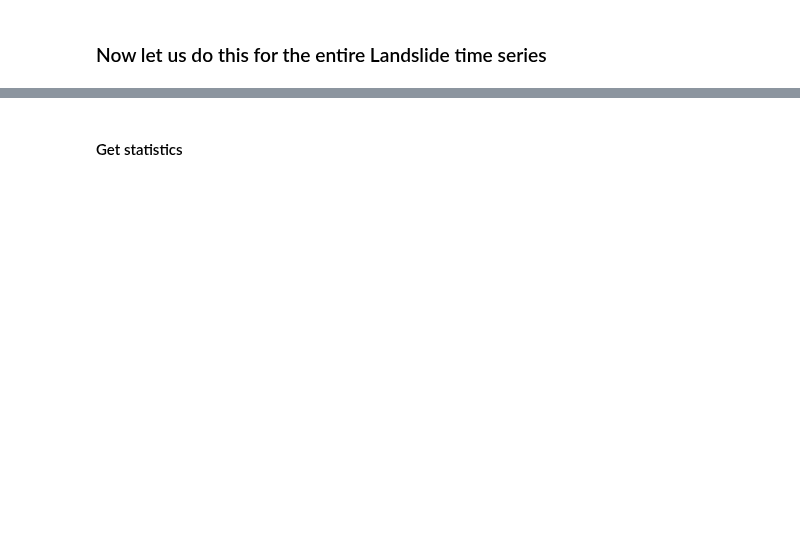
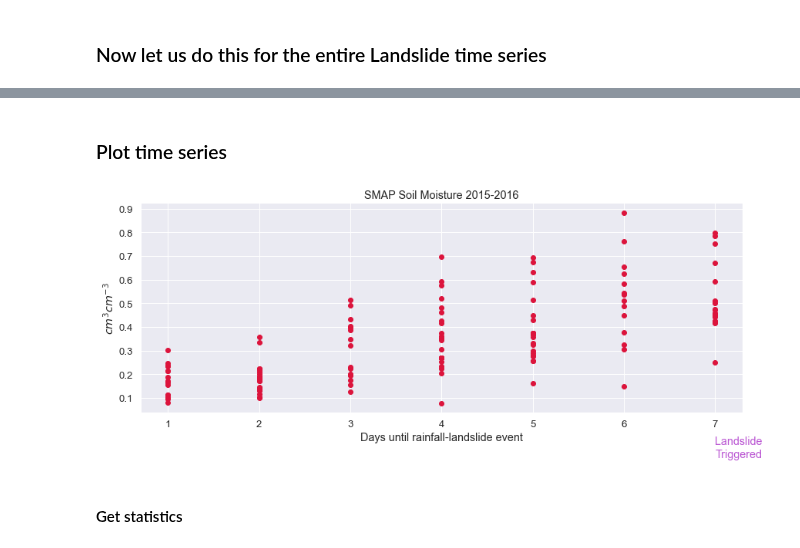
Before and after one commit to jacquiewitte/capstone-landslides-soilmoisture, a Jupyter notebook: landslide_smap_soilm_timeseries.ipynb, the cells around one changed output, grey strips where cells are left out. Cells and saved outputs as stored; diff of their text form; code cells hidden in the pictures; blank space fills up the shorter version.

```diff
--- a/landslide_smap_soilm_timeseries.ipynb
+++ b/landslide_smap_soilm_timeseries.ipynb
@@ -218,7 +246,7 @@ plt.title('SMAP Soil Moisture');
 # %% [markdown]
 #### Read a second time period to learn about appending
 # %%
-periods = 30
+periods = 7
 glc_date = pd.date_range(glc_co_gt2015.index[1], periods=periods,
                          freq='-1D').strftime('%Y%m%d')
 
@@ -232,11 +260,11 @@ for dd in glc_date:
     file = [x for x in smap_files if re.findall(dd, x)]
 
     # Retrieve the variables
-    sm_data_3d[:, :, i], time_i = read_smap(file[0], 26)
+    sm_data_3d[:, :, i], time_i = read_smap(file[0], 24)
     sm_dates.append(time_i)
     i += 1
 
-# take the +/- 5 deg mean around the Landslide event
+# take the +/- .5 deg mean around the Landslide event
 N_lat = glc_co_gt2015.latitude[1]+0.25
 S_lat = glc_co_gt2015.latitude[1]-0.25
 W_lon = glc_co_gt2015.longitude[1]-0.25
@@ -325,3 +387,28 @@ for i, ls_date in enumerate(glc_co_gt2015.index[1:len(glc_co_gt2015.index)]):
+# %% [markdown]
+### Plot time series
+# %%
+sns.set(font_scale=1.2)
+#sns.set(font_scale=1.2, style="whitegrid")
+
+fig, ax = plt.subplots(figsize=(14, 5), sharex=True, sharey=True)
+
+for id, df in soilm_df.groupby("landslide_id"):
+    ax.plot(df['days-to-landslide'], df['smap_sm_accum'],
+            marker='o', linestyle='none', color='crimson')
+
+# ax.plot(np.arange(periods)+1, soilm_df.groupby('days-to-landslide')['smap_sm'].mean())
+
+ax.set(xlabel='Days until rainfall-landslide event',
+       ylabel='$cm^3 cm^{-3}$',
+       title='SMAP Soil Moisture 2015-2016')
+ax.text(7, -0.15, 'Landslide\nTriggered', color='mediumorchid', fontsize='medium');
+
+# plt.savefig(os.path.join(et.io.HOME,
+#             'earth-analytics',
+#             'ea-python-2022-capstone', 'plots',
+#             'smap_soilmoisture_timeseries.png'))
+# %% [output]
+[figure, added]
 # %% [markdown]
 #### Get statistics
 # %%
```
Also changed, not shown: parts of 13 cells of this notebook.
